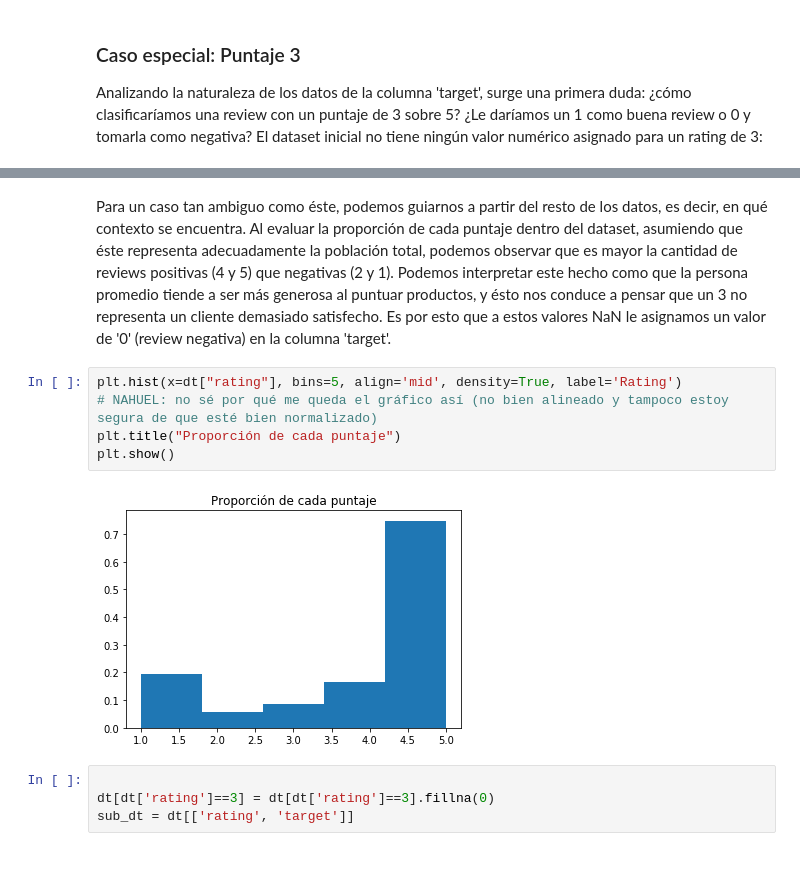
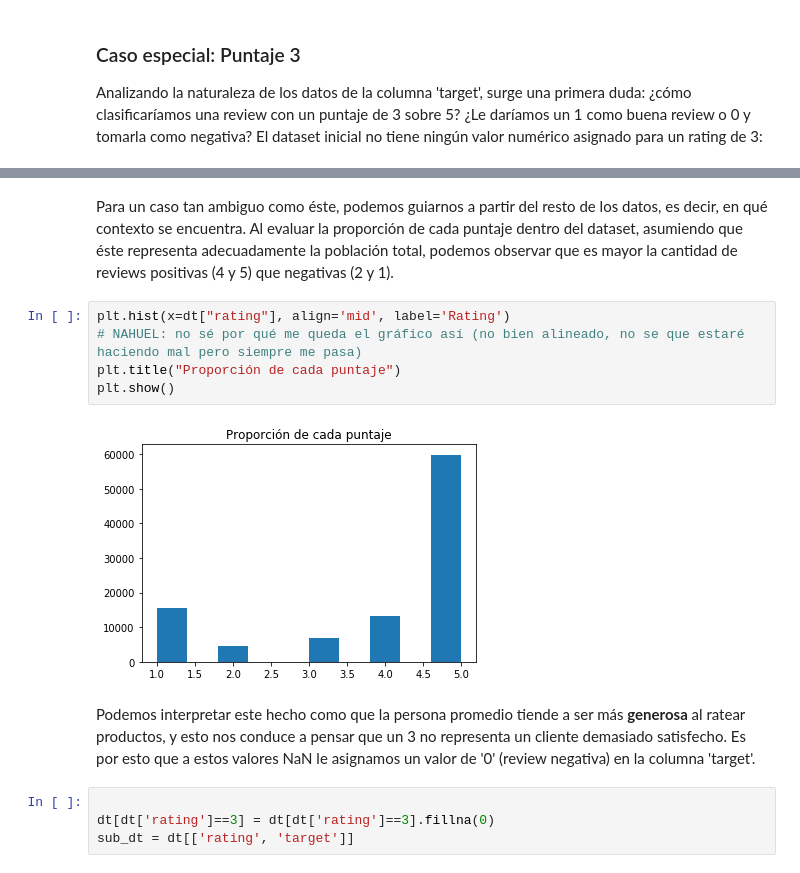
Before and after one commit to aenet/mentoria, a Jupyter notebook: analisis-visualizacion/tp-analisis-visualizacion.ipynb, the cells around one changed output, grey strips where cells are left out. Drawn from its saved outputs; the diff is of its cells as text.

```diff
--- a/analisis-visualizacion/tp-analisis-visualizacion.ipynb
+++ b/analisis-visualizacion/tp-analisis-visualizacion.ipynb
@@ -71,14 +71,15 @@ dt[dt['rating']==3]
 
 Para un caso tan ambiguo como éste, podemos guiarnos a partir del resto de los datos, es decir, en qué contexto se encuentra.
 Al evaluar la proporción de cada puntaje dentro del dataset, asumiendo que éste representa adecuadamente la población total, podemos observar que es mayor la cantidad de reviews positivas (4 y 5) que negativas (2 y 1).
-Podemos interpretar este hecho como que la persona promedio tiende a ser más generosa al puntuar productos, y ésto nos conduce a pensar que un 3 no representa un cliente demasiado satisfecho. Es por esto que a estos valores NaN le asignamos un valor de '0' (review negativa) en la columna 'target'.
 # %%
-plt.hist(x=dt["rating"], bins=5, align='mid', density=True, label='Rating')
-# NAHUEL: no sé por qué me queda el gráfico así (no bien alineado y tampoco estoy segura de que esté bien normalizado)
+plt.hist(x=dt["rating"], align='mid', label='Rating')
+# NAHUEL: no sé por qué me queda el gráfico así (no bien alineado, no se que estaré haciendo mal pero siempre me pasa)
 plt.title("Proporción de cada puntaje")
 plt.show()
 # %% [output]
-[figure, old version]
+[figure, new version]
+# %% [markdown]
+Podemos interpretar este hecho como que la persona promedio tiende a ser más **generosa** al ratear productos, y esto nos conduce a pensar que un 3 no representa un cliente demasiado satisfecho. Es por esto que a estos valores NaN le asignamos un valor de '0' (review negativa) en la columna 'target'.
 # %%
 
 dt[dt['rating']==3] = dt[dt['rating']==3].fillna(0)
```
Also changed, not shown: parts of 5 cells of this notebook.
